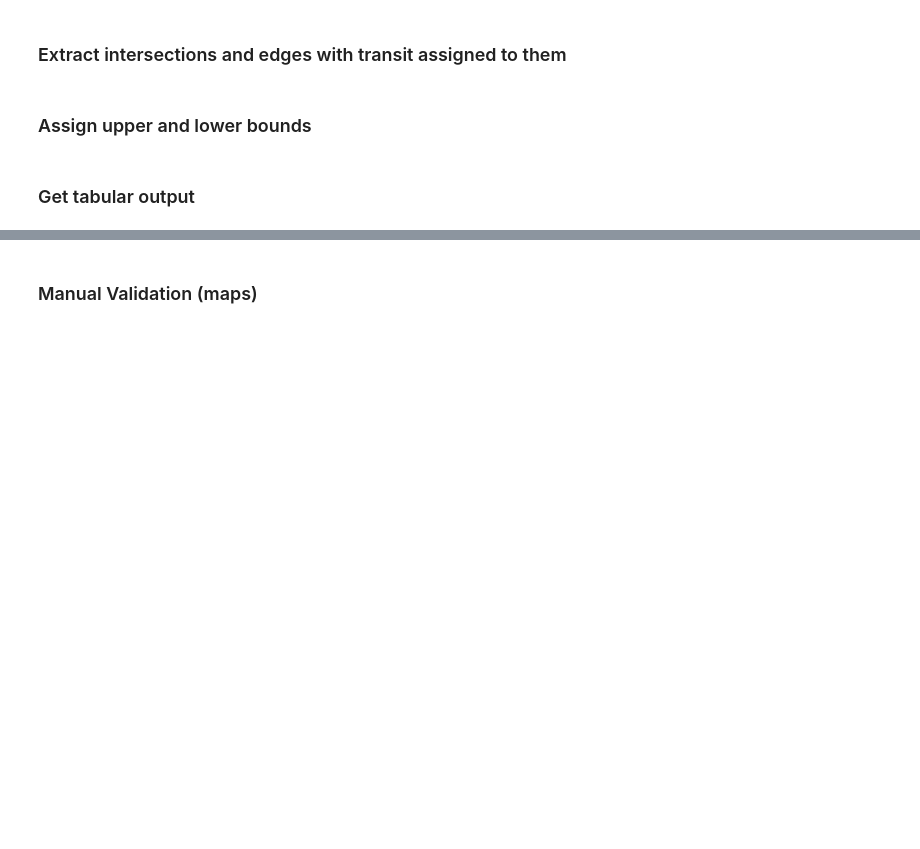
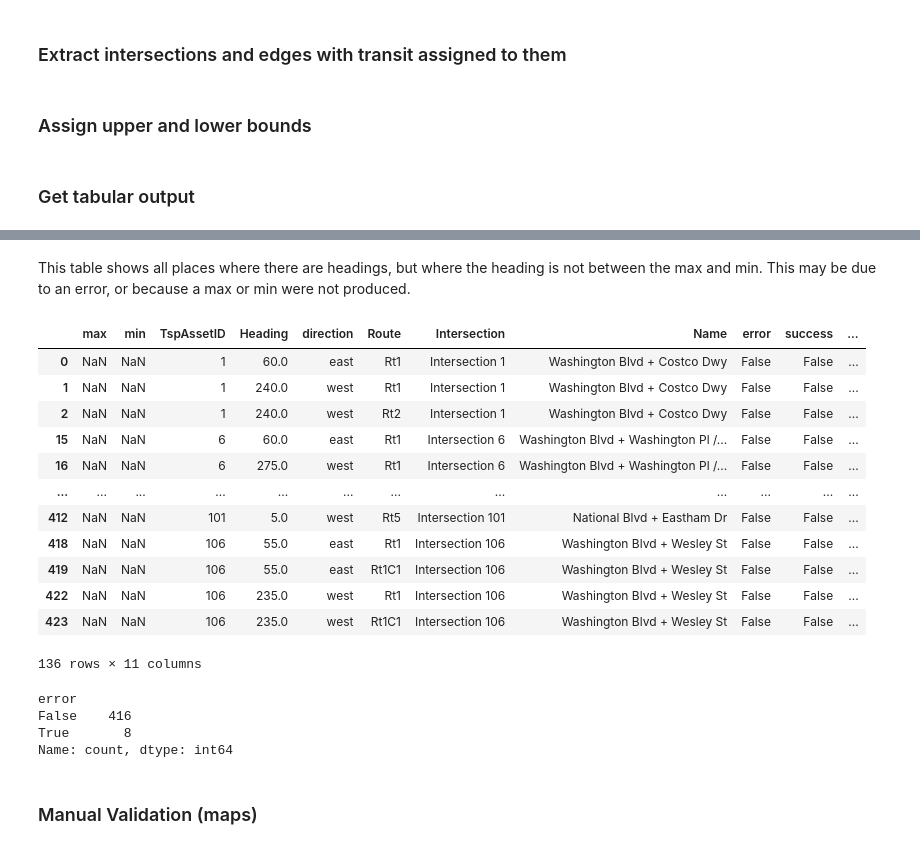
Before and after one commit to cal-itp/tsp-analysis, a Jupyter notebook: subtasks/heading_correction/get_bearings.ipynb, the cells around one changed output, grey strips where cells are left out. Drawn from its saved outputs; the diff is of its cells as text; code cells hidden in the pictures; blank space fills up the shorter version.

Commit message:
cleaned up notebook, added new validation table (#2)

```diff
--- a/subtasks/heading_correction/get_bearings.ipynb
+++ b/subtasks/heading_correction/get_bearings.ipynb
@@ -12,10 +12,10 @@ CA_NAD83Albers_m = 3310
 # %% [markdown]
 ### Data intake
 # %%
-SIGNAL_DATA_URI = "gs://calitp-analytics-data/data-analyses/tsp_demonstration/culver_city_headings/culver_city_signal_locations.csv"
+SIGNAL_DATA_PATH = "culver_city_signal_locations.csv"
 STUDY_AREA_PATH = "city_boundary.geojson"
 # %%
-signals = pd.read_csv(SIGNAL_DATA_URI)[
+signals = pd.read_csv(SIGNAL_DATA_PATH)[
     [
         "TspAssetID",
         "Name",
@@ -330,6 +334,6 @@ nodes_with_signal_ids_reindexed[["osmid", "Name", "x", "y", *bearing_columns]].t
 # %%
-TSP_HEADING_URI = "gs://calitp-analytics-data/data-analyses/tsp_demonstration/culver_city_headings/culver_city_tsp_headings_intake.csv"
-validation_headings = pd.read_csv(TSP_HEADING_URI)
+TSP_HEADING_PATH = "culver_city_tsp_headings.csv"
+validation_headings = pd.read_csv(TSP_HEADING_PATH)
 validation_headings["TspAssetID"] = (
     validation_headings["Intersection"].str.slice(13).astype(int)
 )
@@ -364,7 +372,7 @@ nodes_with_signal_ids_matching_validation.columns = (
 # %%
 # Get signals where bus headings do not match reported headings
 nodes_validation_merged = nodes_with_signal_ids_matching_validation.merge(
-    validation_headings[["TspAssetID", "Heading", "direction"]].drop_duplicates(),
+    validation_headings[["TspAssetID", "Heading", "direction", "Route", "Intersection", "Name"]].drop_duplicates(),
     how="outer",
     left_index=True,
     right_on=["TspAssetID", "direction"],
@@ -383,4 +391,6 @@ nodes_validation_merged["success"] = (
     & nodes_validation_merged["max"].notna()
     & nodes_validation_merged["min"].notna()
 )
+nodes_validation_merged["heading_available"] = nodes_validation_merged["Heading"].notna()
+print(f"Success Rate:  {nodes_validation_merged['success'].sum() / nodes_validation_merged['heading_available'].sum()}")
 nodes_validation_merged.loc[nodes_validation_merged["error"]]
@@ -387,5 +408,28 @@ nodes_validation_merged.loc[nodes_validation_merged["error"]]
+# %% [markdown]
+This table shows all places where there are headings, but where the heading is not between the max and min. This may be due to an error, or because a max or min were not produced.
+# %%
+nodes_validation_merged.loc[nodes_validation_merged["heading_available"] & ~ nodes_validation_merged["success"]]
+# %% [output]
+|  | max | min | TspAssetID | Heading | direction | Route | Intersection | Name | error | success | ... |
+| 0 | NaN | NaN | 1 | 60.0 | east | Rt1 | Intersection 1 | Washington Blvd + Costco Dwy | False | False | ... |
+| 1 | NaN | NaN | 1 | 240.0 | west | Rt1 | Intersection 1 | Washington Blvd + Costco Dwy | False | False | ... |
+| 2 | NaN | NaN | 1 | 240.0 | west | Rt2 | Intersection 1 | Washington Blvd + Costco Dwy | False | False | ... |
+| 15 | NaN | NaN | 6 | 60.0 | east | Rt1 | Intersection 6 | Washington Blvd + Washington Pl /... | False | False | ... |
+| 16 | NaN | NaN | 6 | 275.0 | west | Rt1 | Intersection 6 | Washington Blvd + Washington Pl /... | False | False | ... |
+| ... | ... | ... | ... | ... | ... | ... | ... | ... | ... | ... | ... |
+| 412 | NaN | NaN | 101 | 5.0 | west | Rt5 | Intersection 101 | National Blvd + Eastham Dr | False | False | ... |
+| 418 | NaN | NaN | 106 | 55.0 | east | Rt1 | Intersection 106 | Washington Blvd + Wesley St | False | False | ... |
+| 419 | NaN | NaN | 106 | 55.0 | east | Rt1C1 | Intersection 106 | Washington Blvd + Wesley St | False | False | ... |
+| 422 | NaN | NaN | 106 | 235.0 | west | Rt1 | Intersection 106 | Washington Blvd + Wesley St | False | False | ... |
+| 423 | NaN | NaN | 106 | 235.0 | west | Rt1C1 | Intersection 106 | Washington Blvd + Wesley St | False | False | ... |
+136 rows × 11 columns
 # %%
 nodes_validation_merged["error"].value_counts()
+# %% [output]
+error
+False    416
+True       8
+Name: count, dtype: int64
 # %% [markdown]
 ### Manual Validation (maps)
 # %%
```
Also changed, not shown: parts of 6 cells of this notebook, 2 other files.
